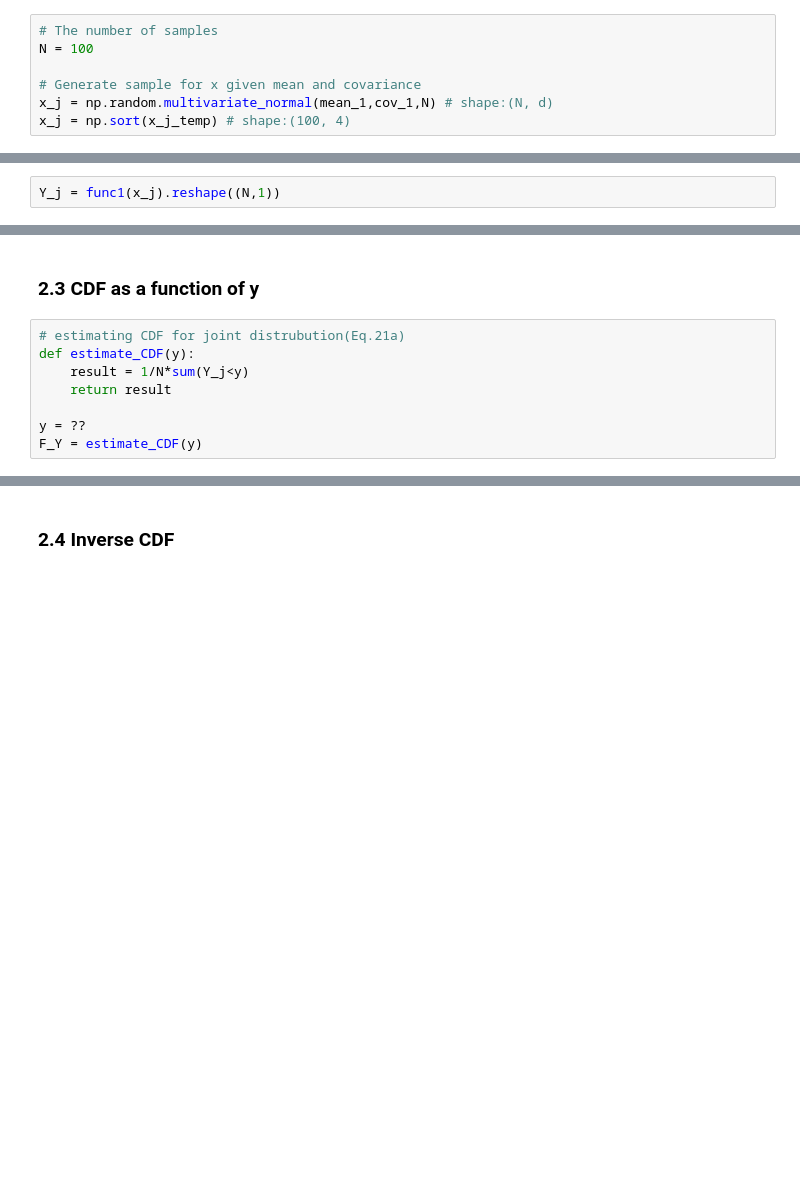
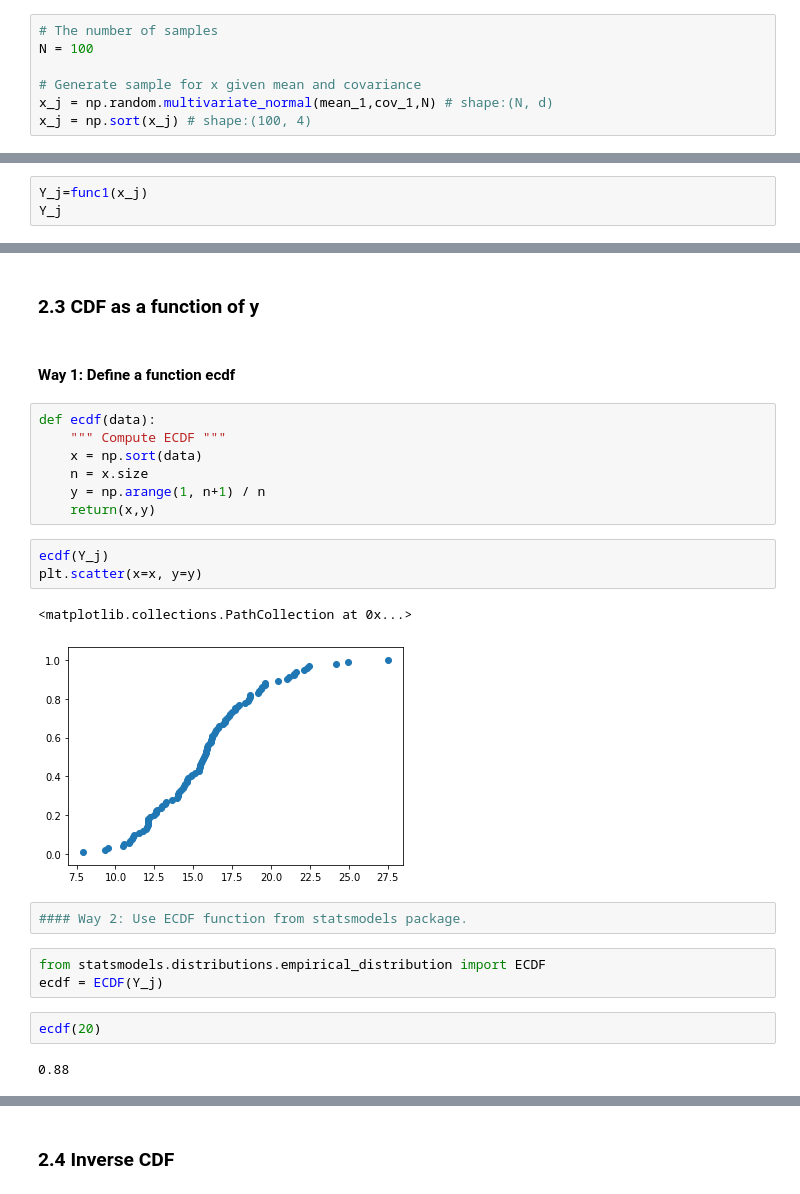
Before and after one commit to Yuleii/quantile-sensitivity-measures, a Jupyter notebook: test_1.ipynb, the cells around one changed output, grey strips where cells are left out. Saved outputs shown, nothing was run; the diff lists cells and outputs as text; blank space fills up the shorter version.

Commit message:
Add CDF and iverse CDF plot.

```diff
--- a/test_1.ipynb
+++ b/test_1.ipynb
@@ -154,8 +154,9 @@ N = 100
 
 # Generate sample for x given mean and covariance
 x_j = np.random.multivariate_normal(mean_1,cov_1,N) # shape:(N, d)
-x_j = np.sort(x_j_temp) # shape:(100, 4)
+x_j = np.sort(x_j) # shape:(100, 4)
 # %% [markdown]
 ### 2.2 Get output Y by using function and sample x
 # %%
-Y_j = func1(x_j).reshape((N,1))
+Y_j=func1(x_j)
+Y_j
@@ -162,10 +184,26 @@ Y_j = func1(x_j).reshape((N,1))
 # %% [markdown]
 ### 2.3 CDF as a function of y
-# %%
-# estimating CDF for joint distrubution(Eq.21a)
-def estimate_CDF(y):
-    result = 1/N*sum(Y_j<y)
-    return result
-
-y = ??
-F_Y = estimate_CDF(y)
+# %% [markdown]
+#### Way 1: Define a function ecdf
+# %%
+def ecdf(data):
+    """ Compute ECDF """
+    x = np.sort(data)
+    n = x.size
+    y = np.arange(1, n+1) / n
+    return(x,y)
+# %%
+ecdf(Y_j)
+plt.scatter(x=x, y=y)
+# %% [output]
+<matplotlib.collections.PathCollection at 0x...>
+[figure, added]
+# %%
+#### Way 2: Use ECDF function from statsmodels package.
+# %%
+from statsmodels.distributions.empirical_distribution import ECDF
+ecdf = ECDF(Y_j)
+# %%
+ecdf(20)
+# %% [output]
+0.88
```
Also changed, not shown: parts of 4 cells of this notebook.
